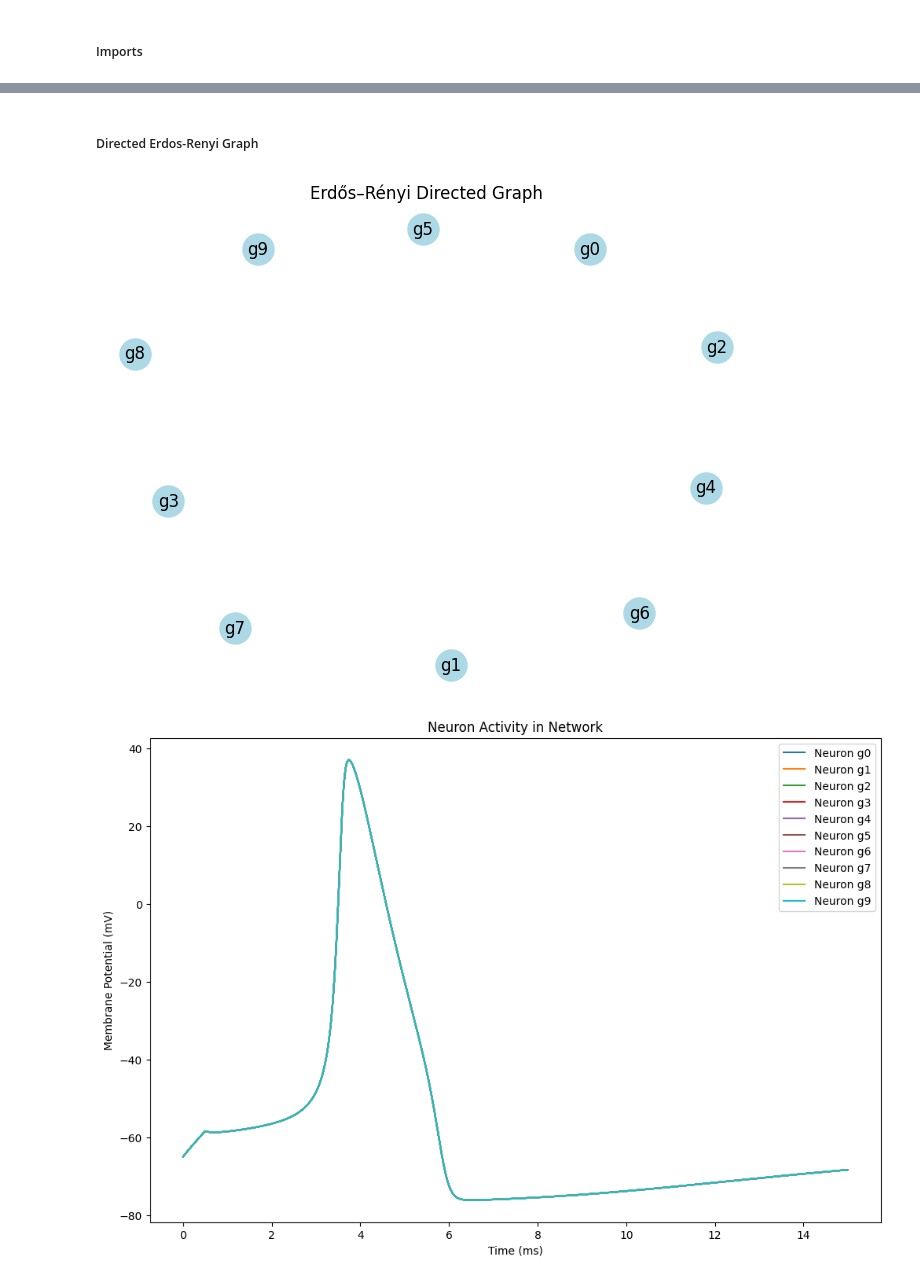
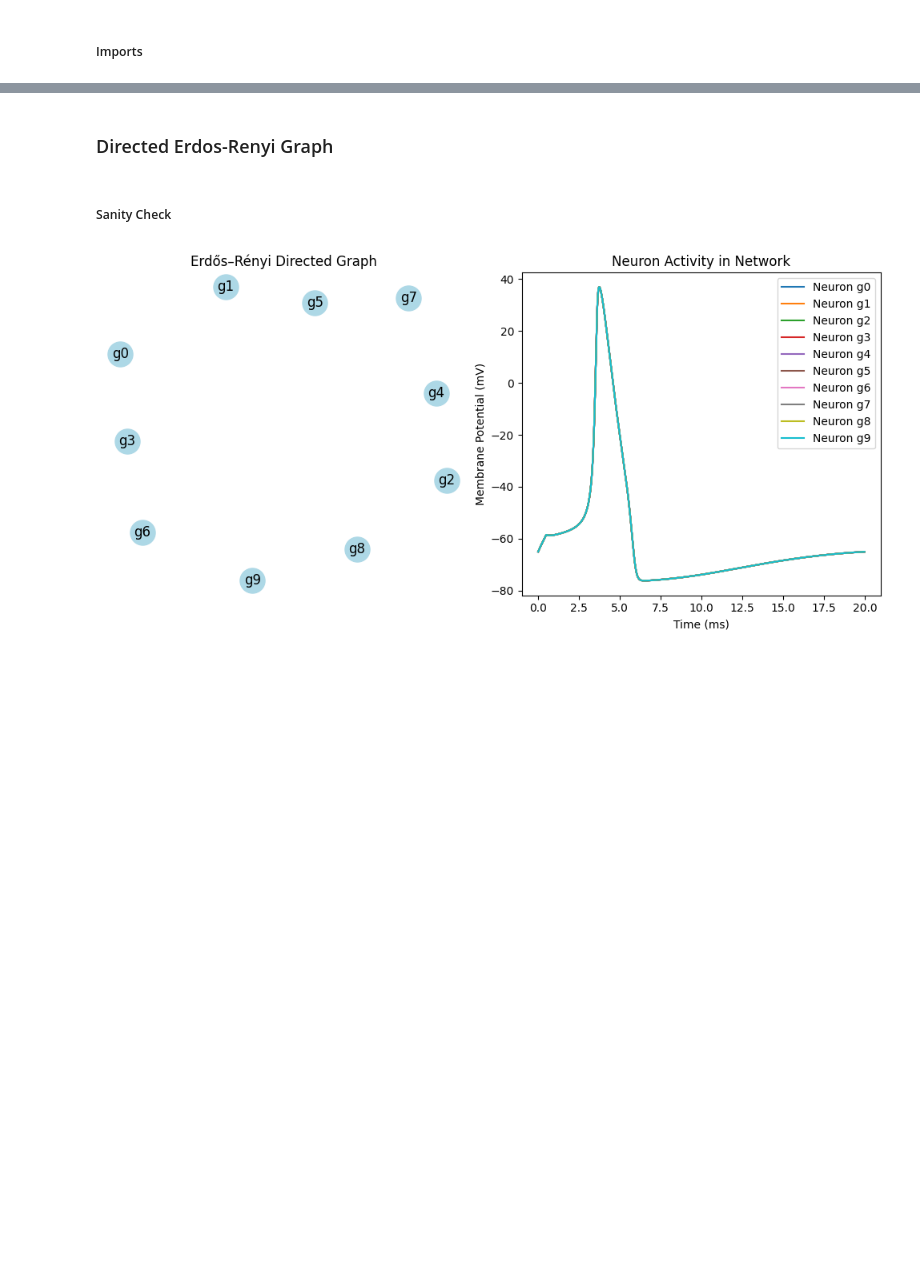
Before and after one commit to ZhuonengBao/Computational-Science-Project, a Jupyter notebook: notebooks/understanding_layered_network.ipynb, the cells around one changed output, grey strips where cells are left out. Drawn from its saved outputs; the diff is of its cells as text; code cells hidden in the pictures; blank space fills up the shorter version.

```diff
--- a/notebooks/understanding_layered_network.ipynb
+++ b/notebooks/understanding_layered_network.ipynb
@@ -26,5 +24,5 @@ matplotlib.use('TkAgg')
 # %% [markdown]
-##### Directed Erdos-Renyi Graph
+### Directed Erdos-Renyi Graph
 # %%
 def generate_erdos_renyi_digraph(n, p, s=''):
     # Create an empty directed graph
@@ -51,48 +49,46 @@ def generate_erdos_renyi_digraph(n, p, s=''):
         G.nodes[node]['neuron'] = HodgkinHuxleyNeuron()
 
     return G
+# %% [markdown]
+##### Sanity Check
 # %%
 g = generate_erdos_renyi_digraph(10, 0, s='g')
 
-# Draw the graph
-pos = nx.spring_layout(g)
-nx.draw(g, pos, with_labels=True, node_color='lightblue', node_size=500, arrowsize=20)
-plt.title("Erdős–Rényi Directed Graph")
-plt.show()
-
-
 # Parameters
-T = 15.0
+T = 20.0
 dt = 0.01
 time = np.arange(0, T, dt)
 
 I_inp = np.zeros(len(time))
 I_inp[int(0/dt):int(0.5/dt)] = 15.0
 I_inp[0] = 0
 
 # Record data
 V = {}
 nodes = g.nodes()
 for node in nodes:
         V[node] = []
 
 Network = g.nodes()
 for i in range(len(time)):
     for node in Network:
         neuron = Network[node]['neuron']
         neuron.step(dt, I_inp[i])
         V[node].append(neuron.V)
 
 
-# Plotting results
-plt.figure(figsize=(12, 8))
+# Plot
+fig, axes = plt.subplots(1, 2, figsize=(10, 5))
+pos = nx.spring_layout(g)
+nx.draw(g, pos, with_labels=True, node_color='lightblue', node_size=500, arrowsize=20, ax=axes[0])
+axes[0].set_title("Erdős–Rényi Directed Graph")
 for node, voltages in V.items():
-    plt.plot(time, voltages, label=f'Neuron {node}')
-plt.legend()
-plt.xlabel("Time (ms)")
-plt.ylabel("Membrane Potential (mV)")
-plt.title("Neuron Activity in Network")
+    axes[1].plot(time, voltages, label=f'Neuron {node}')
+axes[1].legend()
+axes[1].set_xlabel("Time (ms)")
+axes[1].set_ylabel("Membrane Potential (mV)")
+axes[1].set_title("Neuron Activity in Network")
+plt.tight_layout()
 plt.show()
 # %% [output]
-[figure, old version]
+[figure, new version]
-[figure, removed]
```
Also changed, not shown: parts of 9 cells of this notebook, 1 other file.
